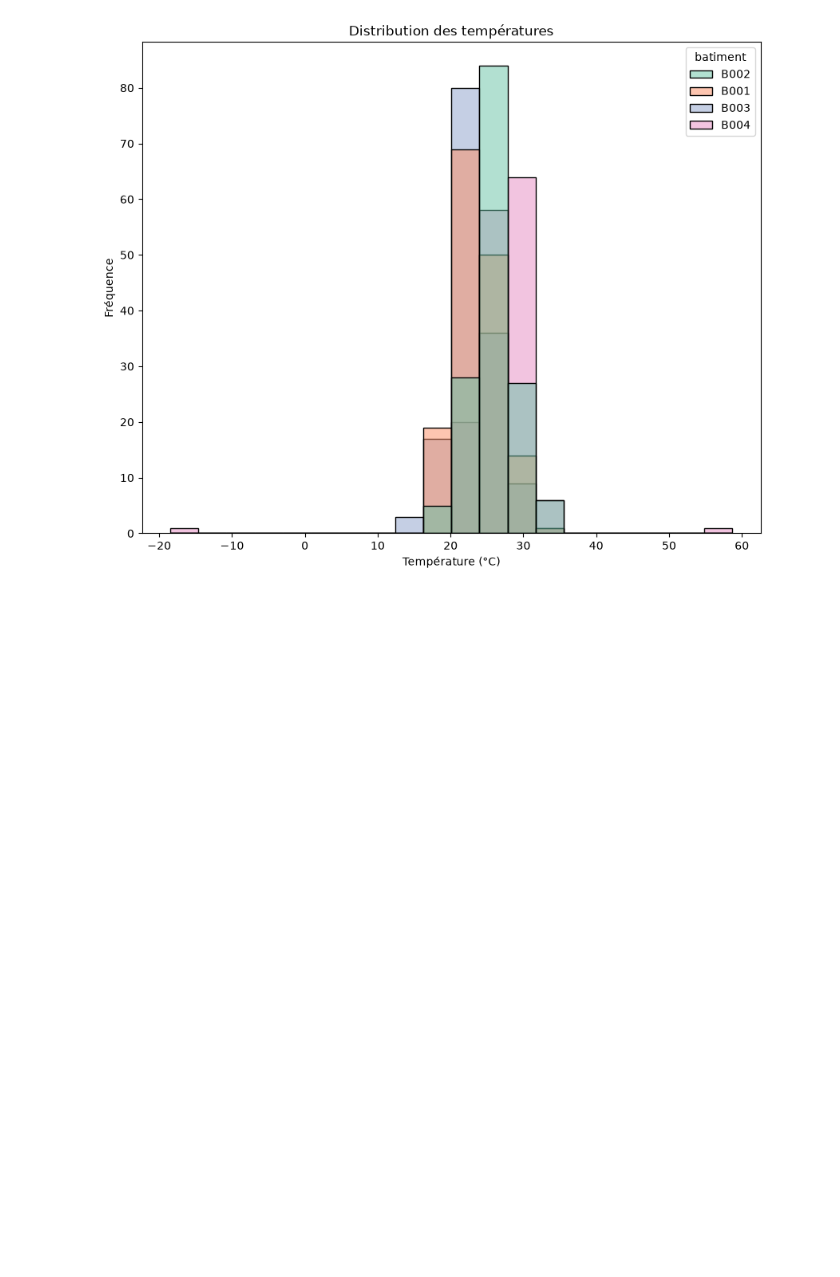
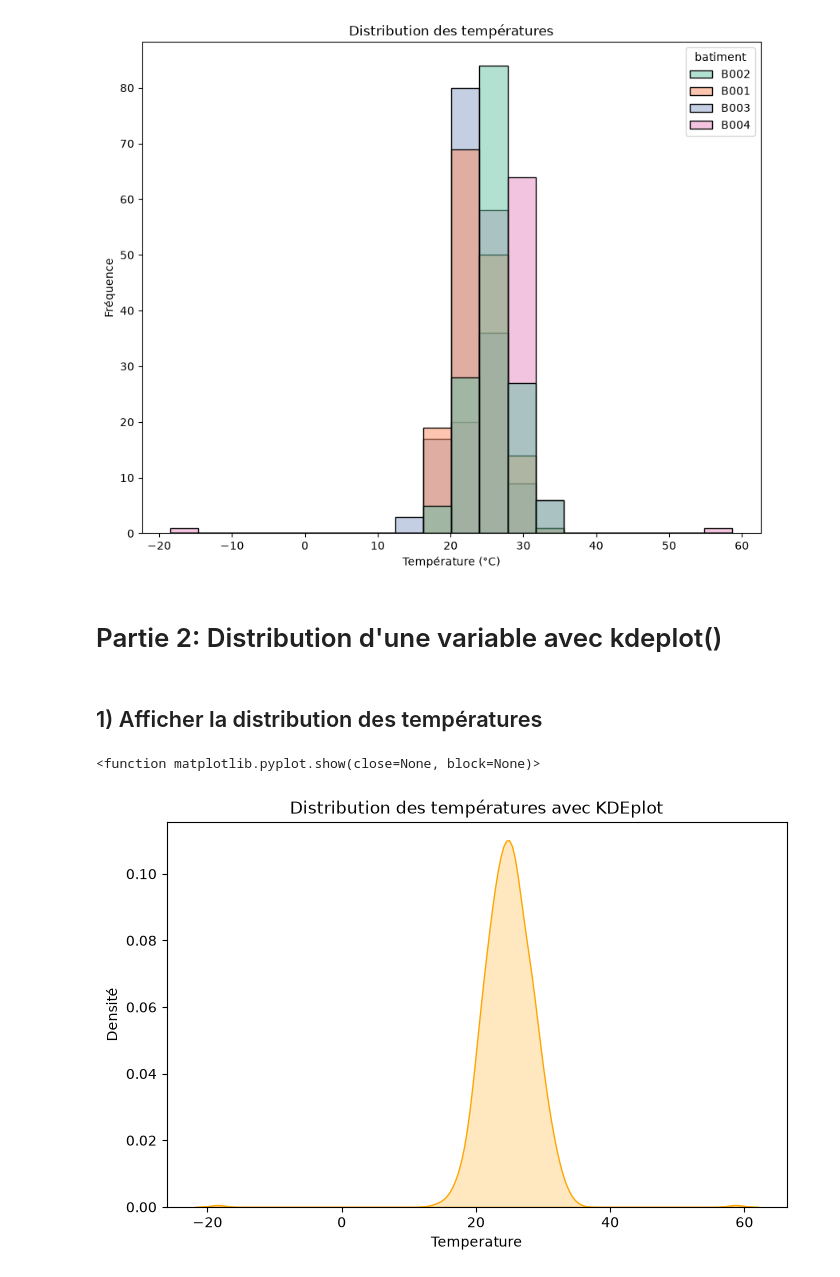
Before and after one commit to sinendoye/atelier_seaborn_iot, a Jupyter notebook: notebooks/atelier_seaborn_iot.ipynb, the cells around one changed output. Drawn from its saved outputs; the diff is of its cells as text; code cells hidden in the pictures; blank space fills up the shorter version.

Commit message:
Partie 2: Distribution d'une variable avec kdeplot

```diff
--- a/notebooks/atelier_seaborn_iot.ipynb
+++ b/notebooks/atelier_seaborn_iot.ipynb
@@ -118,3 +118,17 @@ plt.ylabel("Fréquence")
 plt.show()
 # %% [output]
 [figure]
+# %% [markdown]
+# Partie 2:  Distribution d'une variable avec kdeplot()
+# %% [markdown]
+## 1) Afficher la distribution des températures
+# %%
+plt.figure(figsize=(8,5))
+sns.kdeplot(data=df, x= "temperature", fill= True, color="orange")
+plt.title("Distribution des températures avec KDEplot")
+plt.xlabel("Temperature")
+plt.ylabel("Densité")
+plt.show
+# %% [output]
+<function matplotlib.pyplot.show(close=None, block=None)>
+[figure, added]
```
Also changed, not shown: parts of 2 cells of this notebook.
